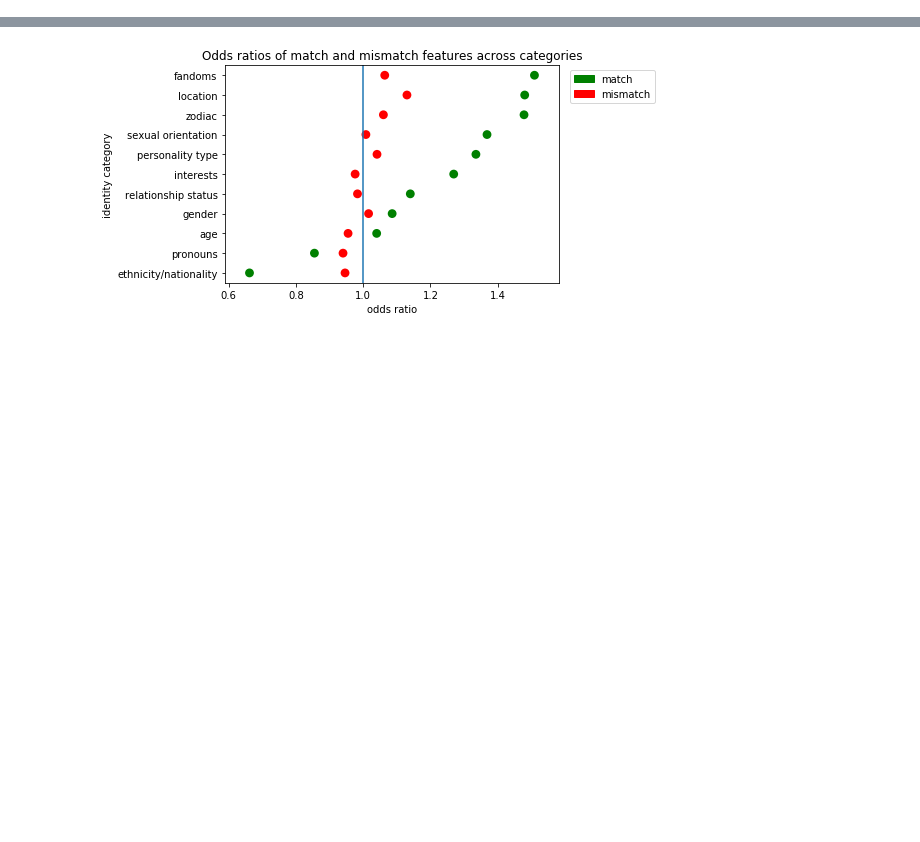
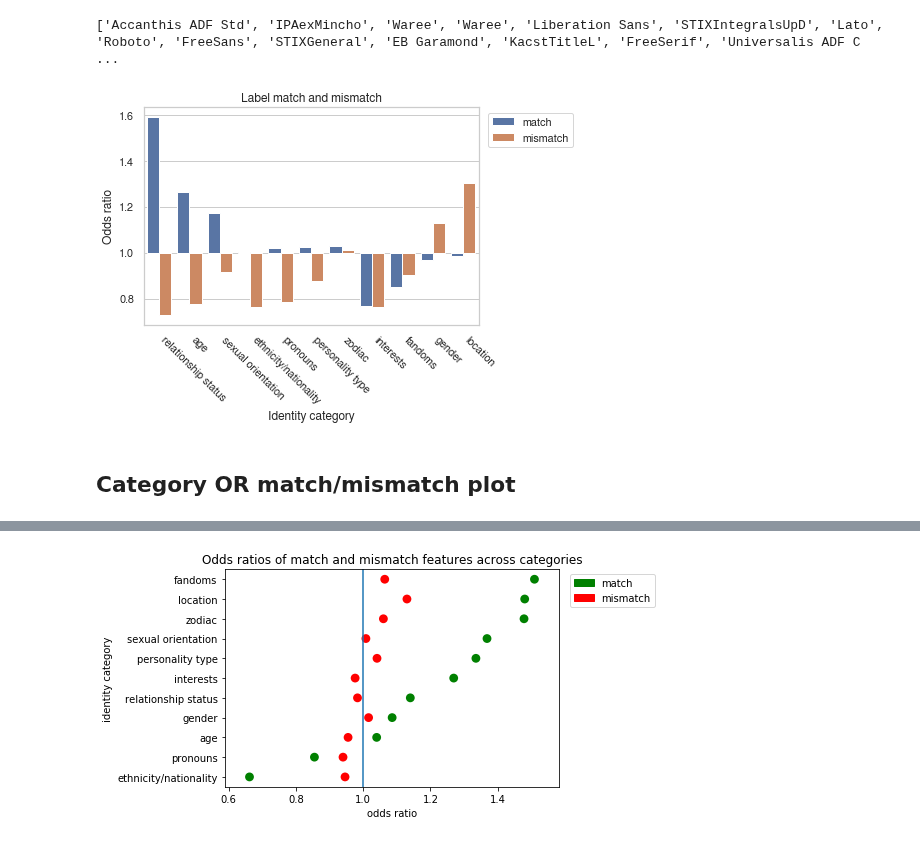
Before and after one commit to michaelmilleryoder/tumblr-scripts, a Jupyter notebook: jupyter/websci2020_plot.ipynb, the cells around one changed output, grey strips where cells are left out. Cells and saved outputs as stored; diff of their text form; code cells hidden in the pictures; blank space fills up the shorter version.

```diff
--- a/jupyter/websci2020_plot.ipynb
+++ b/jupyter/websci2020_plot.ipynb
@@ -3,3 +39,36 @@
+# %%
+# Find available plot fonts
+import matplotlib as mpl
+font_paths = mpl.font_manager.findSystemFonts()
+font_objects = mpl.font_manager.createFontList(font_paths)
+font_names = [f.name for f in font_objects]
+print(font_names)
+# %% [output]
+['Accanthis ADF Std', 'IPAexMincho', 'Waree', 'Waree', 'Liberation Sans', 'STIXIntegralsUpD', 'Lato', 'Roboto', 'FreeSans', 'STIXGeneral', 'EB Garamond', 'KacstTitleL', 'FreeSerif', 'Universalis ADF C ...
+# %%
+# label bar plot
+
+%matplotlib inline
+
+import seaborn as sns
+import matplotlib.pyplot as plt
+
+sns.set(style='whitegrid')
+sns.set_style('whitegrid', {'font.sans-serif': ['FreeSans', 'DejaVu Sans', 'Arial', 'sans-serif']})
+sns.barplot(x='model_category', y='odds_ratio-1', hue='match', data=label_data_match_sorted, bottom=1.0)
+
+plt.title("Label match and mismatch")
+plt.ylabel('Odds ratio')
+plt.xlabel('Identity category')
+plt.xticks(rotation=-45, ha='left')
+plt.legend(loc='upper right', bbox_to_anchor=((1.3, 1)))
+
+outpath = '/projects/websci2020_tumblr_identity/output/coefficients_viz/label_plot.png'
+plt.savefig(outpath, dpi=200, bbox_inches='tight')
+# %% [output]
+[figure, added]
+# %% [markdown]
+## Category OR match/mismatch plot
 # %%
 # Load category OR data
 import pandas as pd
```
Also changed, not shown: parts of 7 cells of this notebook, 1 other file.
